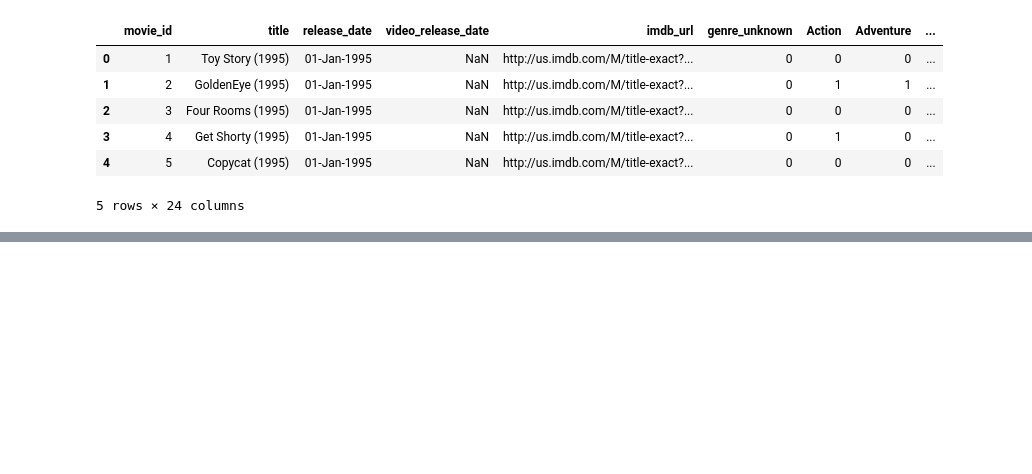
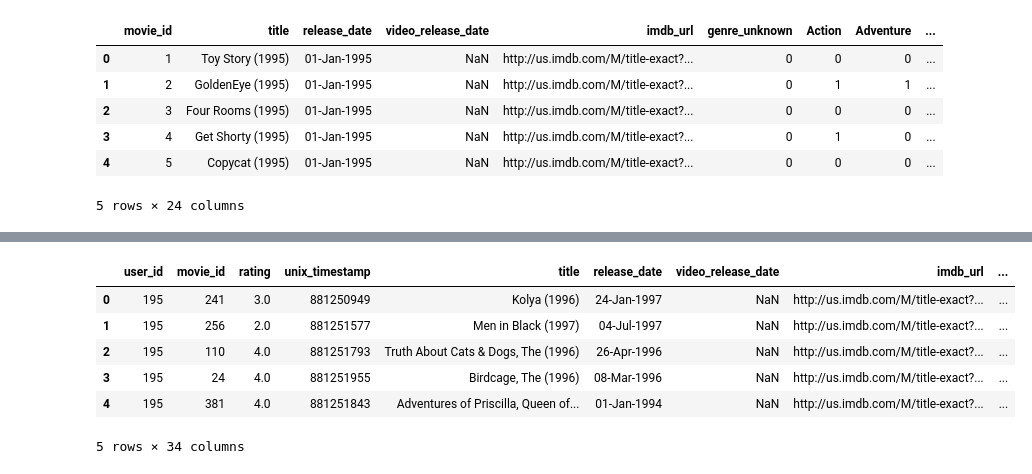
Before and after one commit to ravi-maithrey/learning-ml, a Jupyter notebook: movielens/movielens.ipynb, the cells around one changed output, grey strips where cells are left out. Cells and saved outputs as stored; diff of their text form; code cells hidden in the pictures; blank space fills up the shorter version.

```diff
--- a/movielens/movielens.ipynb
+++ b/movielens/movielens.ipynb
@@ -189,0 +222,13 @@ movies.head()
+# %%
+# Create one merged DataFrame containing all the movielens data. the columns "movie_id" and "user_id" are the common ones
+movielens = ratings.merge(movies, on='movie_id').merge(users, on='user_id')
+
+movielens.head()
+# %% [output]
+|  | user_id | movie_id | rating | unix_timestamp | title | release_date | video_release_date | imdb_url | ... |
+| 0 | 195 | 241 | 3.0 | 881250949 | Kolya (1996) | 24-Jan-1997 | NaN | http://us.imdb.com/M/title-exact?... | ... |
+| 1 | 195 | 256 | 2.0 | 881251577 | Men in Black (1997) | 04-Jul-1997 | NaN | http://us.imdb.com/M/title-exact?... | ... |
+| 2 | 195 | 110 | 4.0 | 881251793 | Truth About Cats & Dogs, The (1996) | 26-Apr-1996 | NaN | http://us.imdb.com/M/title-exact?... | ... |
+| 3 | 195 | 24 | 4.0 | 881251955 | Birdcage, The (1996) | 08-Mar-1996 | NaN | http://us.imdb.com/M/title-exact?... | ... |
+| 4 | 195 | 381 | 4.0 | 881251843 | Adventures of Priscilla, Queen of... | 01-Jan-1994 | NaN | http://us.imdb.com/M/title-exact?... | ... |
+5 rows × 34 columns
```
Also changed, not shown: parts of 20 cells of this notebook, 1 other file.
